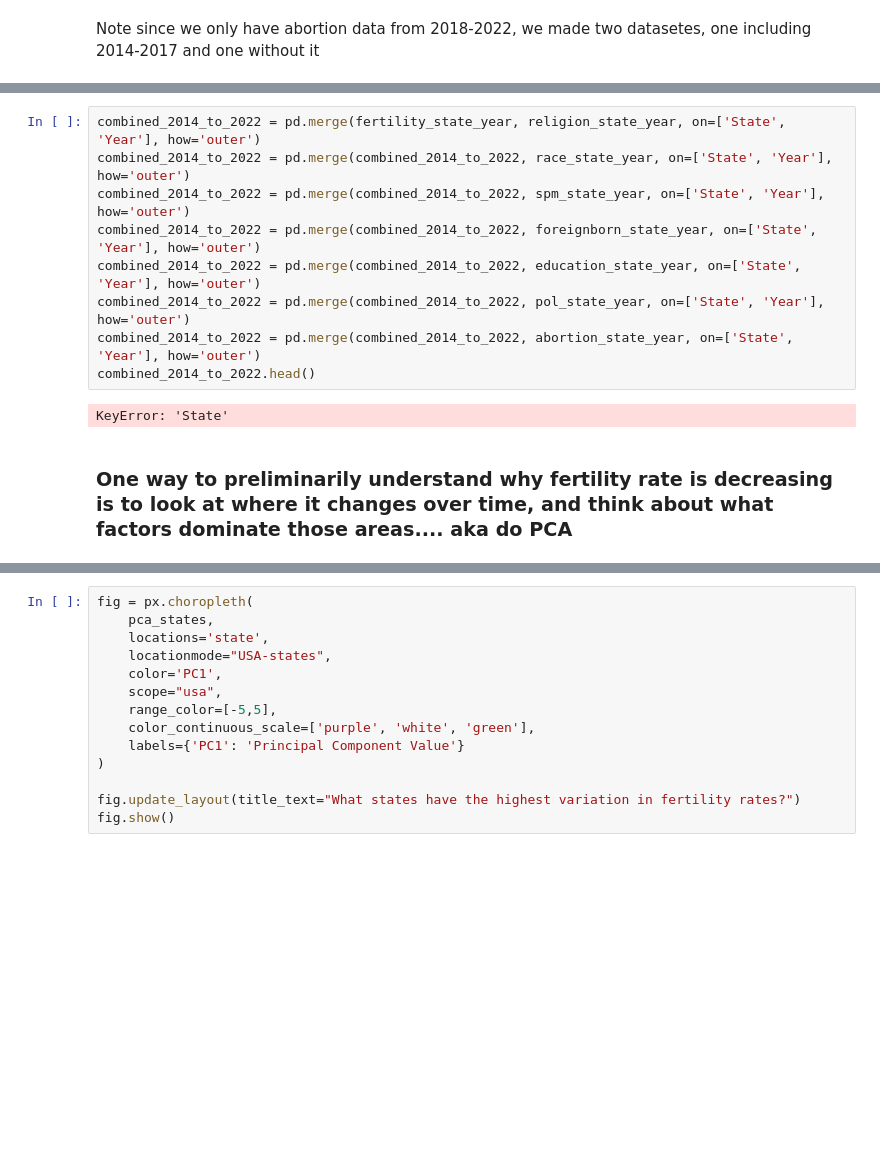
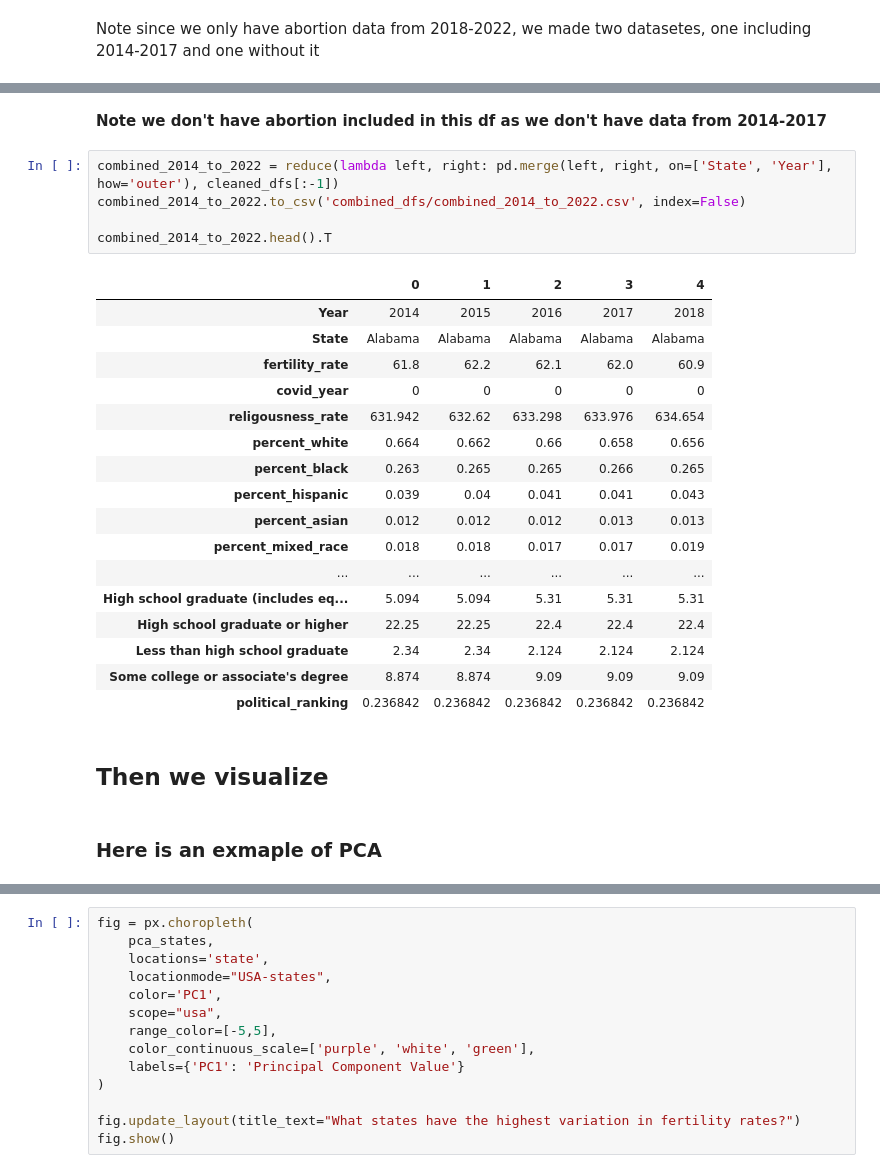
Before and after one commit to ppich1169/fertilityProjectCs109, a Jupyter notebook: fertility_notebook.ipynb, the cells around one changed output, grey strips where cells are left out. Saved outputs shown, nothing was run; the diff lists cells and outputs as text; blank space fills up the shorter version.

```diff
--- a/fertility_notebook.ipynb
+++ b/fertility_notebook.ipynb
@@ -846,16 +910,32 @@ KeyError: 'State'
+# %% [markdown]
+**Note we don't have abortion included in this df as we don't have data from 2014-2017**
 # %%
-combined_2014_to_2022 = pd.merge(fertility_state_year, religion_state_year, on=['State', 'Year'], how='outer')
-combined_2014_to_2022 = pd.merge(combined_2014_to_2022, race_state_year, on=['State', 'Year'], how='outer')
-combined_2014_to_2022 = pd.merge(combined_2014_to_2022, spm_state_year, on=['State', 'Year'], how='outer')
-combined_2014_to_2022 = pd.merge(combined_2014_to_2022, foreignborn_state_year, on=['State', 'Year'], how='outer')
-combined_2014_to_2022 = pd.merge(combined_2014_to_2022, education_state_year, on=['State', 'Year'], how='outer')
-combined_2014_to_2022 = pd.merge(combined_2014_to_2022, pol_state_year, on=['State', 'Year'], how='outer')
-combined_2014_to_2022 = pd.merge(combined_2014_to_2022, abortion_state_year, on=['State', 'Year'], how='outer')
-combined_2014_to_2022.head()
+combined_2014_to_2022 = reduce(lambda left, right: pd.merge(left, right, on=['State', 'Year'], how='outer'), cleaned_dfs[:-1])
+combined_2014_to_2022.to_csv('combined_dfs/combined_2014_to_2022.csv', index=False)
+
+combined_2014_to_2022.head().T
 # %% [output]
-KeyError: 'State'
+|  | 0 | 1 | 2 | 3 | 4 |
+| Year | 2014 | 2015 | 2016 | 2017 | 2018 |
+| State | Alabama | Alabama | Alabama | Alabama | Alabama |
+| fertility_rate | 61.8 | 62.2 | 62.1 | 62.0 | 60.9 |
+| covid_year | 0 | 0 | 0 | 0 | 0 |
+| religousness_rate | 631.942 | 632.62 | 633.298 | 633.976 | 634.654 |
+| percent_white | 0.664 | 0.662 | 0.66 | 0.658 | 0.656 |
+| percent_black | 0.263 | 0.265 | 0.265 | 0.266 | 0.265 |
+| percent_hispanic | 0.039 | 0.04 | 0.041 | 0.041 | 0.043 |
+| percent_asian | 0.012 | 0.012 | 0.012 | 0.013 | 0.013 |
+| percent_mixed_race | 0.018 | 0.018 | 0.017 | 0.017 | 0.019 |
+| ... | ... | ... | ... | ... | ... |
+| High school graduate (includes eq... | 5.094 | 5.094 | 5.31 | 5.31 | 5.31 |
+| High school graduate or higher | 22.25 | 22.25 | 22.4 | 22.4 | 22.4 |
+| Less than high school graduate | 2.34 | 2.34 | 2.124 | 2.124 | 2.124 |
+| Some college or associate's degree | 8.874 | 8.874 | 9.09 | 9.09 | 9.09 |
+| political_ranking | 0.236842 | 0.236842 | 0.236842 | 0.236842 | 0.236842 |
 # %% [markdown]
-### One way to preliminarily understand why fertility rate is decreasing is to look at where it changes over time, and think about what factors dominate those areas.... aka do PCA
+## Then we visualize
+# %% [markdown]
+### Here is an exmaple of PCA
 # %%
 pivoted_fertility = fertility_rate.pivot(index='STATE', columns='YEAR', values='FERTILITY RATE')
 X_std =  StandardScaler().fit_transform(pivoted_fertility.fillna(0))
```
Also changed, not shown: parts of 36 cells of this notebook, 11 other files.
